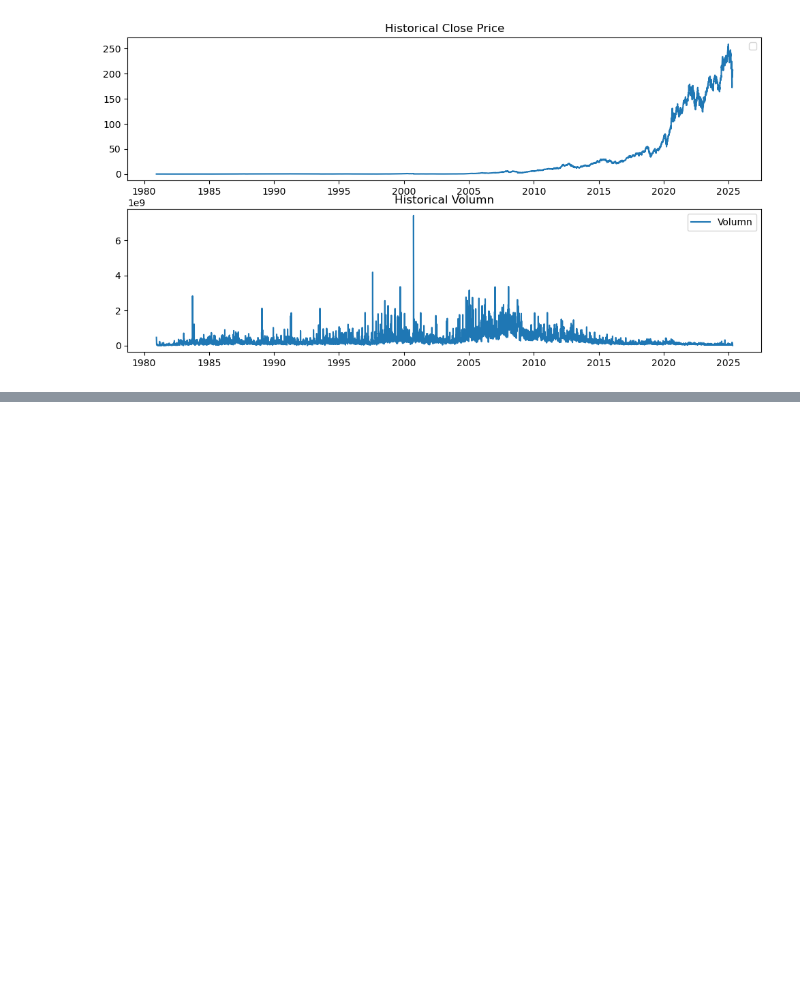
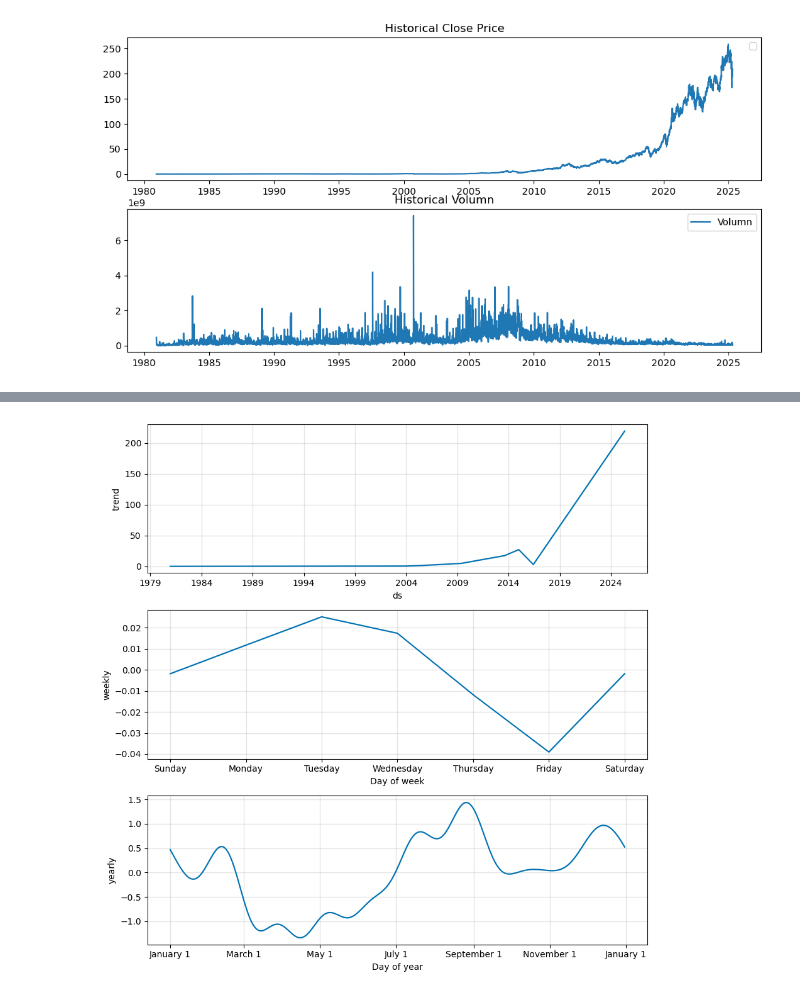
Before and after one commit to chuangyuchen94/aura_source, a Jupyter notebook: project/05-05-stock.ipynb, the cells around one changed output, grey strips where cells are left out. Cells and saved outputs as stored; diff of their text form; code cells hidden in the pictures; blank space fills up the shorter version.

```diff
--- a/project/05-05-stock.ipynb
+++ b/project/05-05-stock.ipynb
@@ -111,0 +229,4 @@ from prophet import Prophet
+# %%
+fig2 = model.plot_components(forecast)
+# %% [output]
+[figure, added]
```
Also changed, not shown: parts of 26 cells of this notebook, 2 other files.
